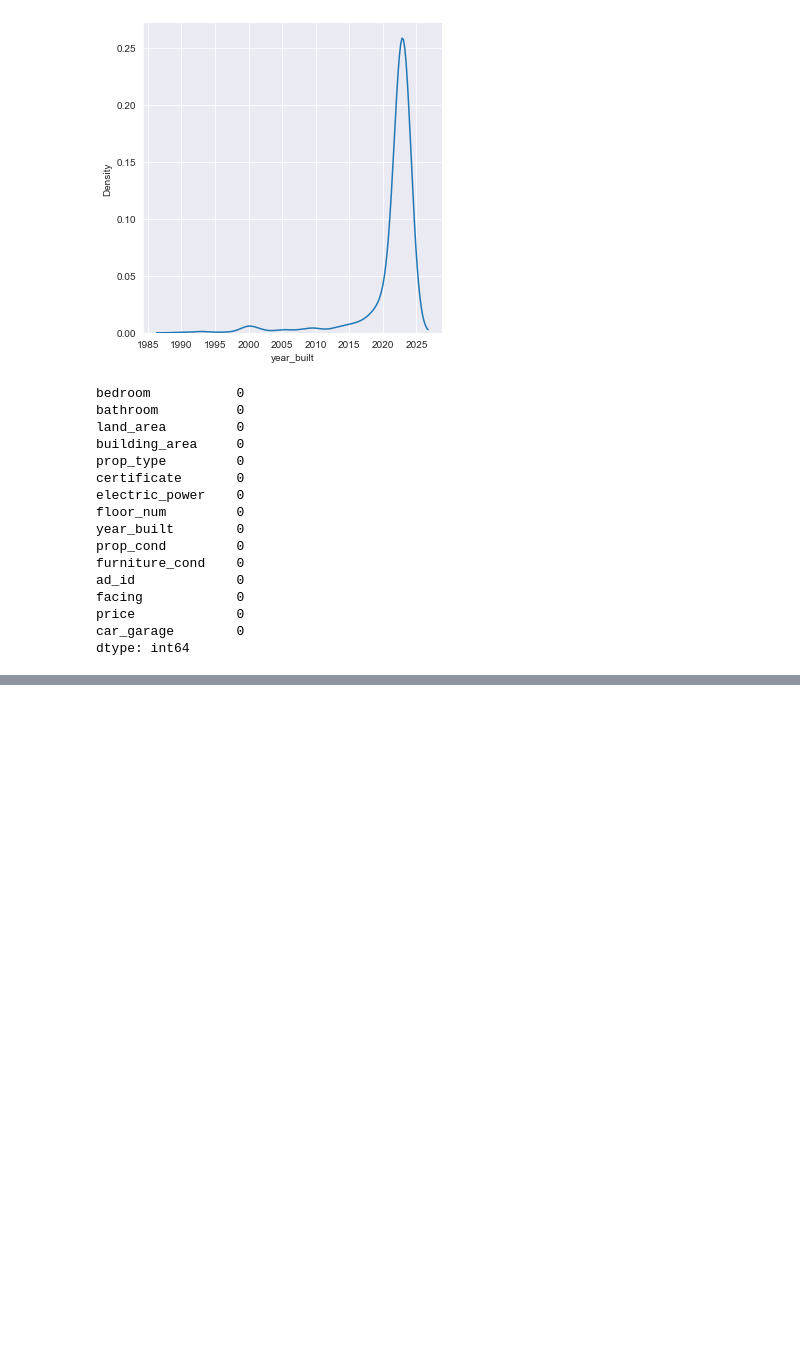
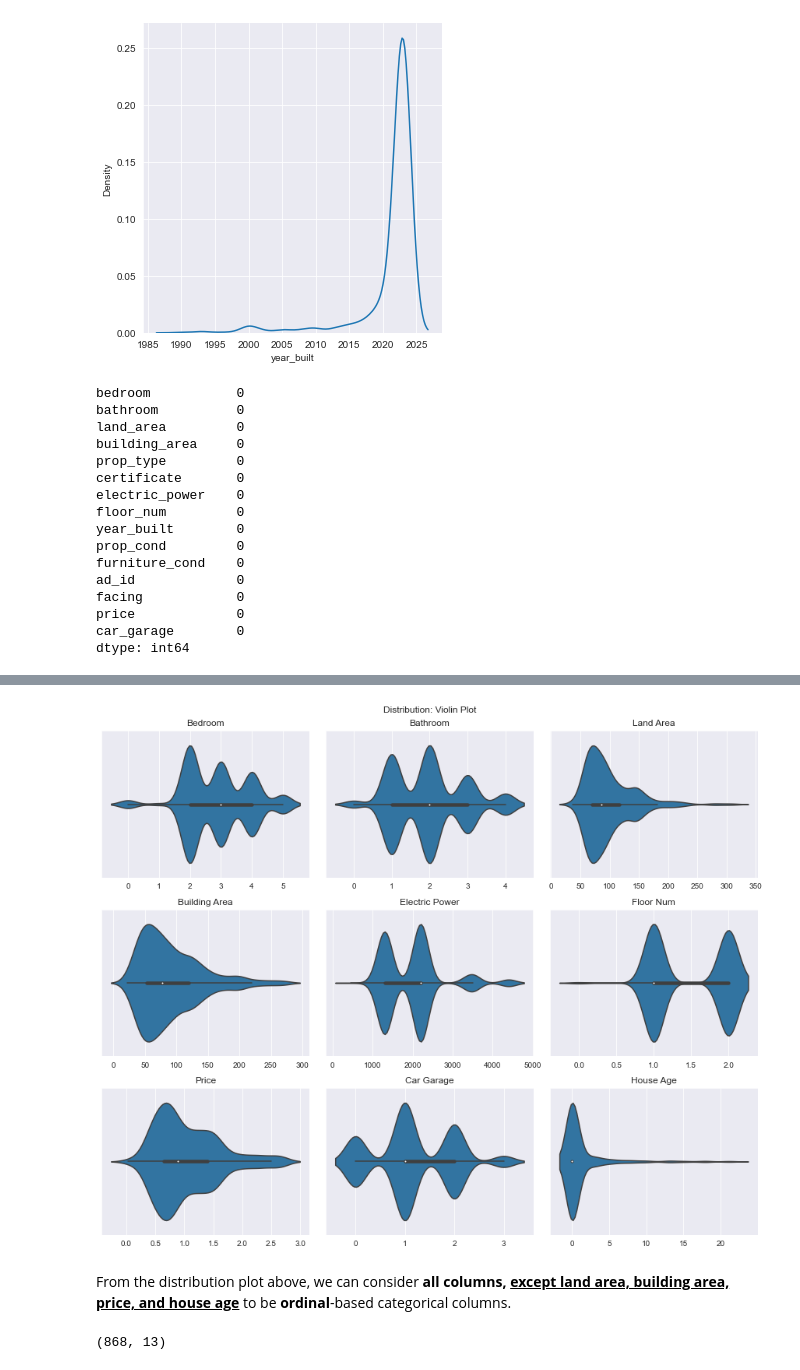
Before and after one commit to iam2dael2/bekasi-housing, a Jupyter notebook: data-analysis.ipynb, the cells around one changed output, grey strips where cells are left out. Saved outputs shown, nothing was run; the diff lists cells and outputs as text; code cells hidden in the pictures; blank space fills up the shorter version.

```diff
--- a/data-analysis.ipynb
+++ b/data-analysis.ipynb
@@ -288,0 +356,34 @@ cleaned_df.shape
+# %%
+# ONCE AGAIN !! Distribution plot (numerical features)
+fig, axs = plt.subplots(math.ceil(len(num_cols) / 3), 3, figsize=(12, 10))
+
+plt.suptitle("Distribution: Violin Plot")
+count = 0
+for i in range(math.ceil(len(num_cols) / 3)):
+    for j in range(3):
+
+        # Visualization Plot
+        chosen_col = num_cols[count]
+        percentile_99 = cleaned_df[chosen_col].quantile(0.99)
+        sns.violinplot(x=cleaned_df[cleaned_df[chosen_col] < percentile_99][chosen_col], ax=axs[i][j])
+
+        # Configure additional elements for plotting
+        col_name = " ".join(chosen_col.split("_")).title()
+        axs[i][j].set_title(col_name)
+        axs[i][j].set(xlabel=None)
+        count += 1
+
+fig.tight_layout()
+plt.show()
+# %% [output]
+[figure, added]
+# %% [markdown]
+From the distribution plot above, we can consider <b>all columns, <u>except land area, building area, price, and house age</u></b> to be **ordinal**-based categorical columns.
+# %%
+# Let's remove outlier whose land area is highter than 98th quantile
+percentile_98 = cleaned_df["land_area"].quantile(0.98)
+cleaned_df = cleaned_df[cleaned_df['land_area'] < percentile_98]
+
+cleaned_df.shape
+# %% [output]
+(868, 13)
```
Also changed, not shown: parts of 39 cells of this notebook, 3 other files.
